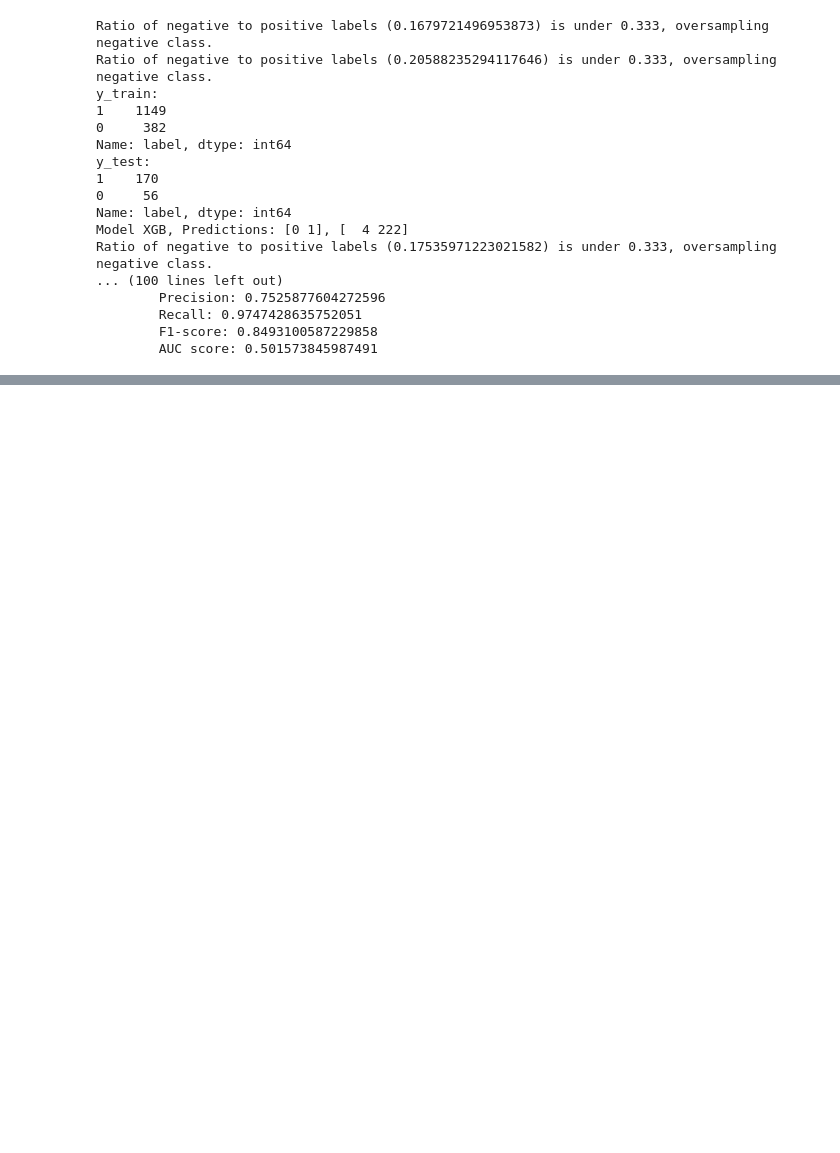
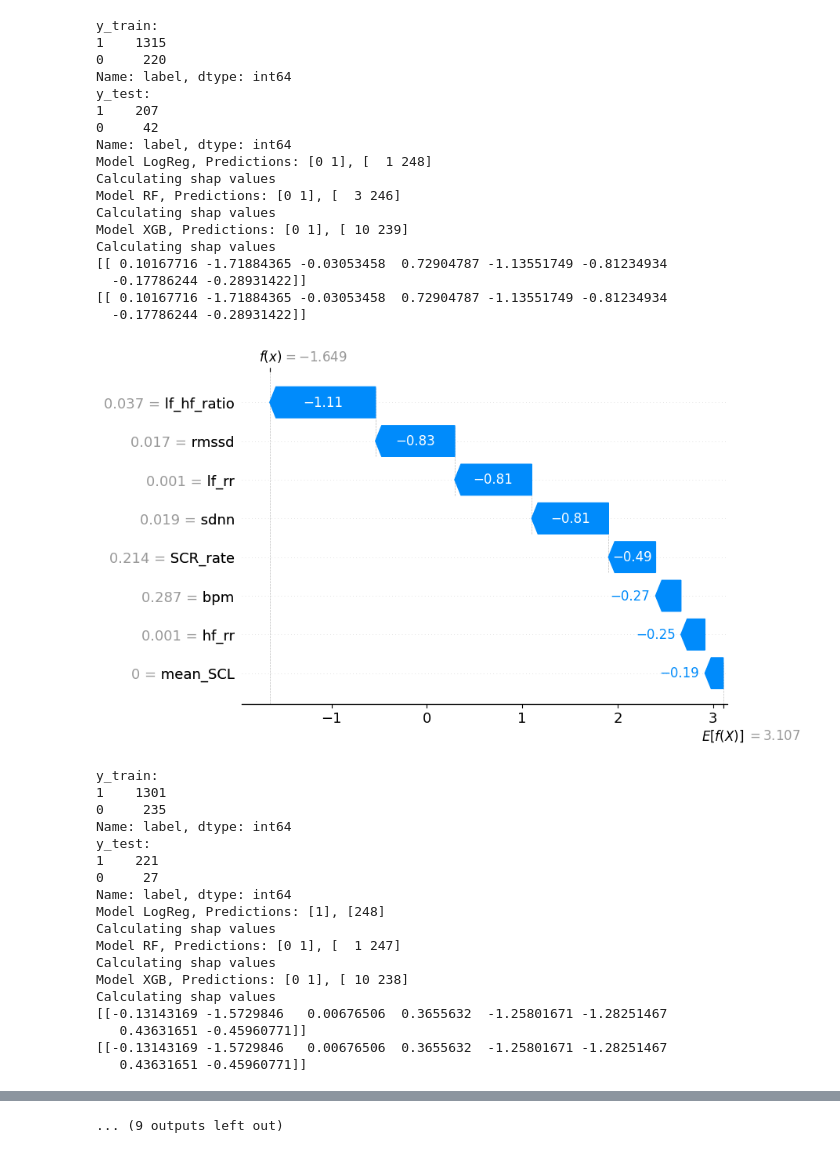
Before and after one commit to emilyxzhou/anxiety, a Jupyter notebook: notebooks/ASCERTAIN/predict_intensity_classification.ipynb, the cells around one changed output, grey strips where cells are left out. Saved outputs shown, nothing was run; the diff lists cells and outputs as text; code cells hidden in the pictures; blank space fills up the shorter version.

```diff
--- a/notebooks/ASCERTAIN/predict_intensity_classification.ipynb
+++ b/notebooks/ASCERTAIN/predict_intensity_classification.ipynb
@@ -52,7 +54,7 @@ metrics = [
     train.Metrics.RMSSD,
     train.Metrics.HF_RR,
     train.Metrics.LF_RR,
-    train.Metrics.IBI,
+    # train.Metrics.IBI,
     train.Metrics.SDNN,
     train.Metrics.MEAN_SCL,
     train.Metrics.SCR_RATE,
@@ -63,8 +65,9 @@ models = {
     # "SVM": SVC(C=10, gamma=1),  # C=10, gamma=1
     # "KNN": KNeighborsClassifier(n_neighbors=7),
     # "DT": DecisionTreeClassifier(),
-    # "LogReg": LogisticRegression(max_iter=1000),
+    "LogReg": LogisticRegression(max_iter=1000),
     # "Bayes": GaussianNB(),
+    "RF": RandomForestClassifier(),
     "XGB": XGBClassifier(use_label_encoder=False, objective="binary:logistic", eval_metric="logloss")
 }
 
@@ -79,49 +82,76 @@ y = y.drop(labels=inds, axis=0).reset_index(drop=True)
 
 acc_results = {
     # "SVM": [],
-    # "LogReg": [],
+    "LogReg": [],
+    "RF": [],
     "XGB": []
 }
 reports = {
     # "SVM": [],
-    # "LogReg": [],
+    "LogReg": [],
+    "RF": [],
     "XGB": []
 }
 num_iters = 10
+get_shap = True
 for _ in range(num_iters):
-    out = train.train_predict(models, x, y, by_subject=True, test_size=0.15, save_metrics=True, is_resample=True, get_shap_values=False)
+    out = train.train_predict(models, x, y, by_subject=True, test_size=0.15, save_metrics=True, is_resample=False, get_shap_values=get_shap, drop_subject=True)
     for model_name in acc_results:
         acc_results[model_name].append(out[model_name][0])
         reports[model_name].append(out[model_name][1])
-        # shap.plots.waterfall(out[model_name][2][0])
+        if get_shap:
+            try:
+                shap.plots.waterfall(out[model_name][2][0])
+            except Exception as e:
+                print(out[model_name][2])
 
 for model_name in acc_results.keys():
     acc = np.mean(acc_results[model_name])
     print(f"{model_name} accuracy over {num_iters} rounds: {acc}")
     if acc > 0.5:
         print(f"Model evaluation metrics for {model_name}:")
         p = np.mean([report["precision"] for report in reports[model_name]])
         r = np.mean([report["recall"] for report in reports[model_name]])
         f1 = np.mean([report["f1"] for report in reports[model_name]])
         auc = np.mean([report["auc"] for report in reports[model_name]])
         report = reports[model_name]
         print(f"\tPrecision: {p}\n\tRecall: {r}\n\tF1-score: {f1}\n\tAUC score: {auc}")
 print("\n")
 # %% [output]
-Ratio of negative to positive labels (0.1679721496953873) is under 0.333, oversampling negative class.
-Ratio of negative to positive labels (0.20588235294117646) is under 0.333, oversampling negative class.
 y_train:
-1    1149
-0     382
+1    1315
+0     220
 Name: label, dtype: int64
 y_test:
-1    170
-0     56
+1    207
+0     42
 Name: label, dtype: int64
-Model XGB, Predictions: [0 1], [  4 222]
-Ratio of negative to positive labels (0.17535971223021582) is under 0.333, oversampling negative class.
-... (100 lines left out)
-        Precision: 0.7525877604272596
-        Recall: 0.9747428635752051
-        F1-score: 0.8493100587229858
-        AUC score: 0.501573845987491
+Model LogReg, Predictions: [0 1], [  1 248]
+Calculating shap values
+Model RF, Predictions: [0 1], [  3 246]
+Calculating shap values
+Model XGB, Predictions: [0 1], [ 10 239]
+Calculating shap values
+[[ 0.10167716 -1.71884365 -0.03053458  0.72904787 -1.13551749 -0.81234934
+  -0.17786244 -0.28931422]]
+[[ 0.10167716 -1.71884365 -0.03053458  0.72904787 -1.13551749 -0.81234934
+  -0.17786244 -0.28931422]]
+[figure, added]
+y_train:
+1    1301
+0     235
+Name: label, dtype: int64
+y_test:
+1    221
+0     27
+Name: label, dtype: int64
+Model LogReg, Predictions: [1], [248]
+Calculating shap values
+Model RF, Predictions: [0 1], [  1 247]
+Calculating shap values
+Model XGB, Predictions: [0 1], [ 10 238]
+Calculating shap values
+[[-0.13143169 -1.5729846   0.00676506  0.3655632  -1.25801671 -1.28251467
+   0.43631651 -0.45960771]]
+[[-0.13143169 -1.5729846   0.00676506  0.3655632  -1.25801671 -1.28251467
+   0.43631651 -0.45960771]]
@@ -127,0 +235 @@ Ratio of negative to positive labels (0.17535971223021582) is under 0.333, overs
+... (9 outputs left out)
```
Also changed, not shown: parts of 2 cells of this notebook, 8 other files.
